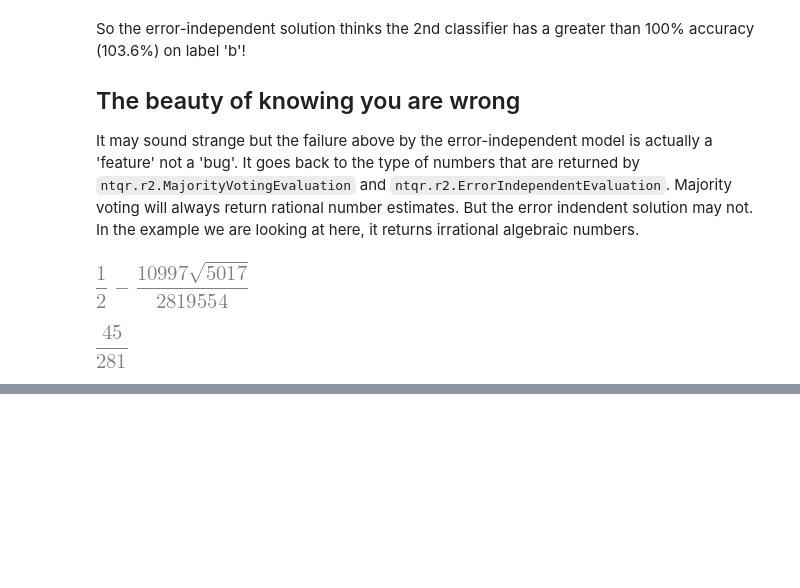
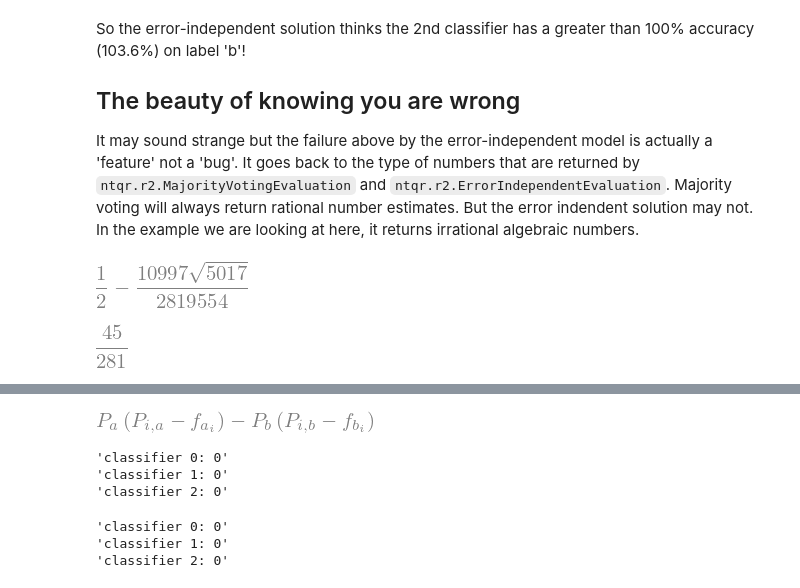
Before and after one commit to andrescorrada/IntroductionToAlgebraicEvaluation, a Jupyter notebook: python/docs/source/research/EvaluatingLLMsThatGradeOtherLLMs.ipynb, the cells around one changed output, grey strips where cells are left out. Cells and saved outputs as stored; diff of their text form; code cells hidden in the pictures; blank space fills up the shorter version.

```diff
--- a/python/docs/source/research/EvaluatingLLMsThatGradeOtherLLMs.ipynb
+++ b/python/docs/source/research/EvaluatingLLMsThatGradeOtherLLMs.ipynb
@@ -251,0 +257,33 @@ mv_eval_exact[0]["prevalence"]["a"]
+# %%
+# Let's import the single binary classifier axiom
+from ntqr.r2.paxioms import single_binary_classifier_axiom, pa, pb, pia, pib, fai, fbi
+single_binary_classifier_axiom
+# %% [output]
+[figure, added]
+# %%
+# Let's check that the axiom is identically zero with the Majority Voting solution
+# for all three classifiers
+sol = mv_eval_exact[0]
+for classifier in range(3):
+    vals = {pa: sol["prevalence"]["a"], pb: sol["prevalence"]["b"],
+            pia: sol["accuracy"][classifier]["a"], pib: sol["accuracy"][classifier]["b"],
+            fai: voting_counts.classifier_label_frequency(classifier,"a"),
+            fbi: voting_counts.classifier_label_frequency(classifier,"b"),}
+    pp("classifier {}: {}".format(classifier, single_binary_classifier_axiom.subs(vals)))
+# %% [output]
+'classifier 0: 0'
+'classifier 1: 0'
+'classifier 2: 0'
+# %%
+# The second MV solution is when we assume the majority is always wrong
+sol = mv_eval_exact[1]
+for classifier in range(3):
+    vals = {pa: sol["prevalence"]["a"], pb: sol["prevalence"]["b"],
+            pia: sol["accuracy"][classifier]["a"], pib: sol["accuracy"][classifier]["b"],
+            fai: voting_counts.classifier_label_frequency(classifier,"a"),
+            fbi: voting_counts.classifier_label_frequency(classifier,"b"),}
+    pp("classifier {}: {}".format(classifier, single_binary_classifier_axiom.subs(vals)))
+# %% [output]
+'classifier 0: 0'
+'classifier 1: 0'
+'classifier 2: 0'
```
Also changed, not shown: parts of 14 cells of this notebook, 3 other files.
